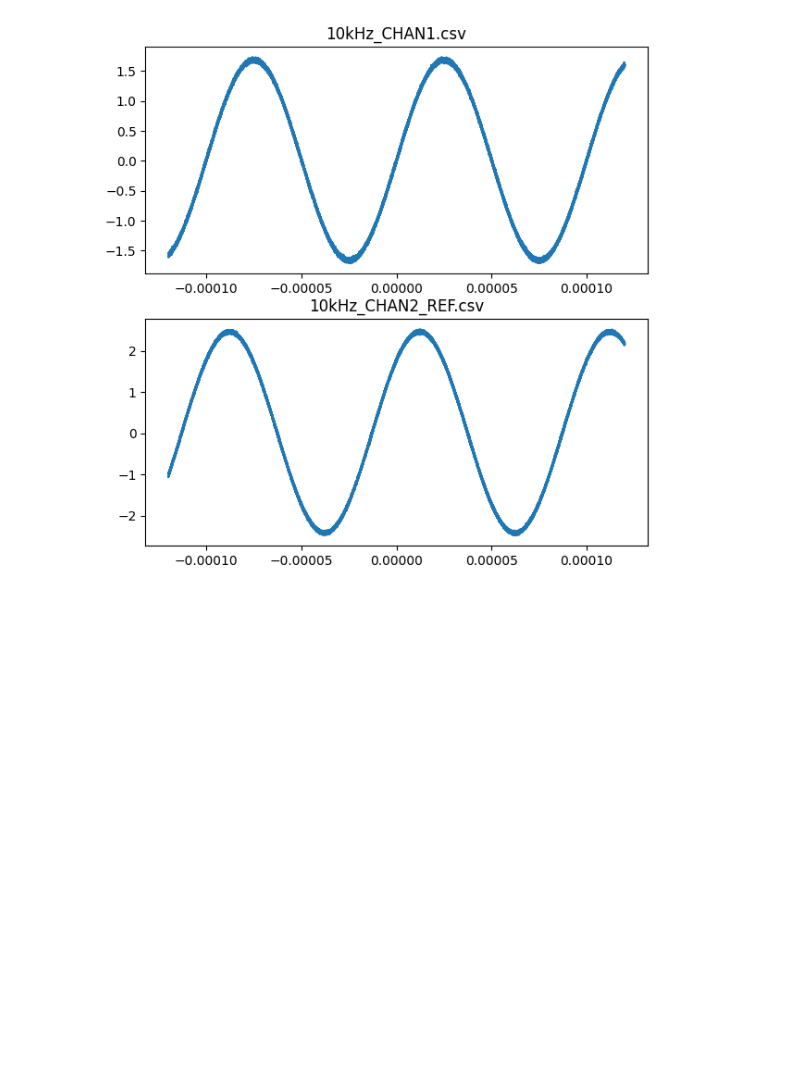
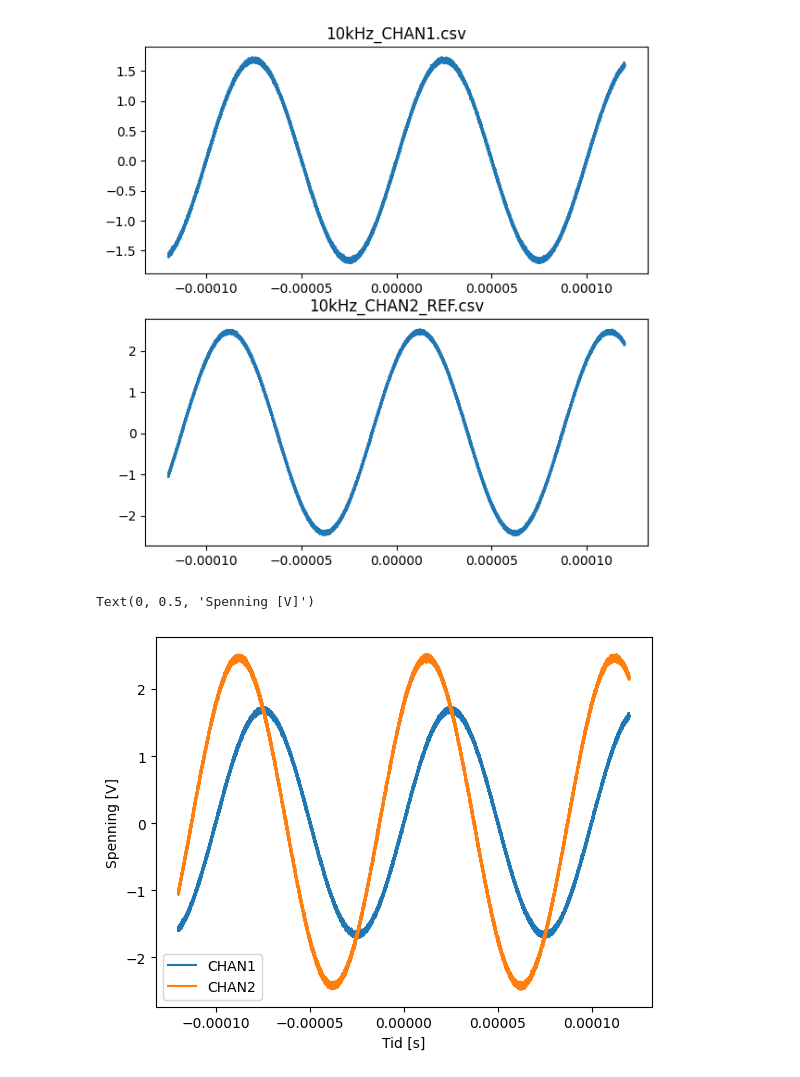
Before and after one commit to theodorklauritzen/IMTEK_motorlab, a Jupyter notebook: Dager/Dag1/Dag1.ipynb, the cells around one changed output. Cells and saved outputs as stored; diff of their text form; code cells hidden in the pictures; blank space fills up the shorter version.

Commit message:
Add a new plot for Day 1

```diff
--- a/Dager/Dag1/Dag1.ipynb
+++ b/Dager/Dag1/Dag1.ipynb
@@ -64,3 +64,24 @@ for i in range(len(axs)):
     ax.set_title(file_name)
 # %% [output]
 [figure]
+# %%
+fig, ax = plt.subplots(1)
+
+CHAN1_data = pd.read_csv(file_names[0])
+CHAN2_data = pd.read_csv(file_names[1])
+
+CHAN1_time   = CHAN1_data.iloc[:, 0].to_numpy()
+CHAN1_signal = CHAN1_data.iloc[:, 1].to_numpy()
+
+CHAN2_time   = CHAN2_data.iloc[:, 0].to_numpy()
+CHAN2_signal = CHAN2_data.iloc[:, 1].to_numpy()
+
+ax.plot(CHAN1_time, CHAN1_signal, label="CHAN1")
+ax.plot(CHAN2_time, CHAN2_signal, label="CHAN2")
+
+ax.legend()
+ax.set_xlabel("Tid [s]")
+ax.set_ylabel("Spenning [V]")
+# %% [output]
+Text(0, 0.5, 'Spenning [V]')
+[figure, added]
```
